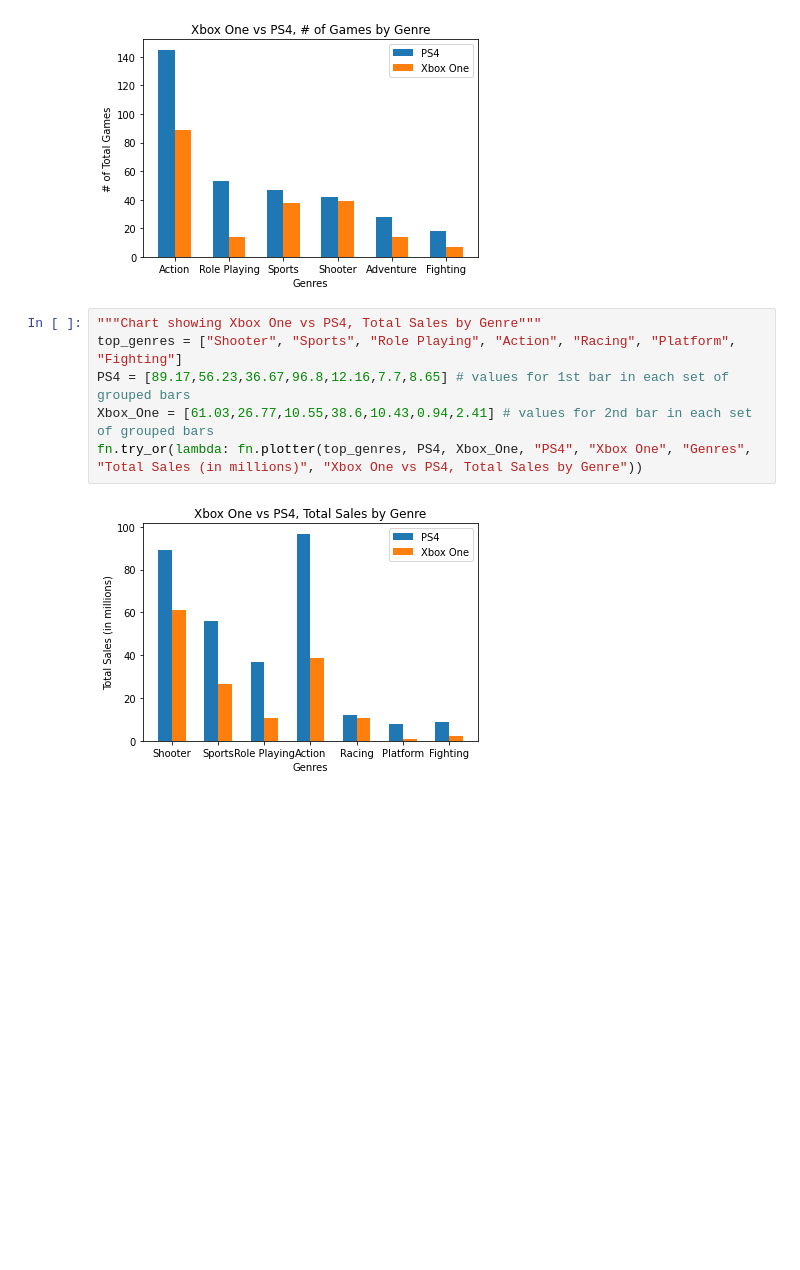
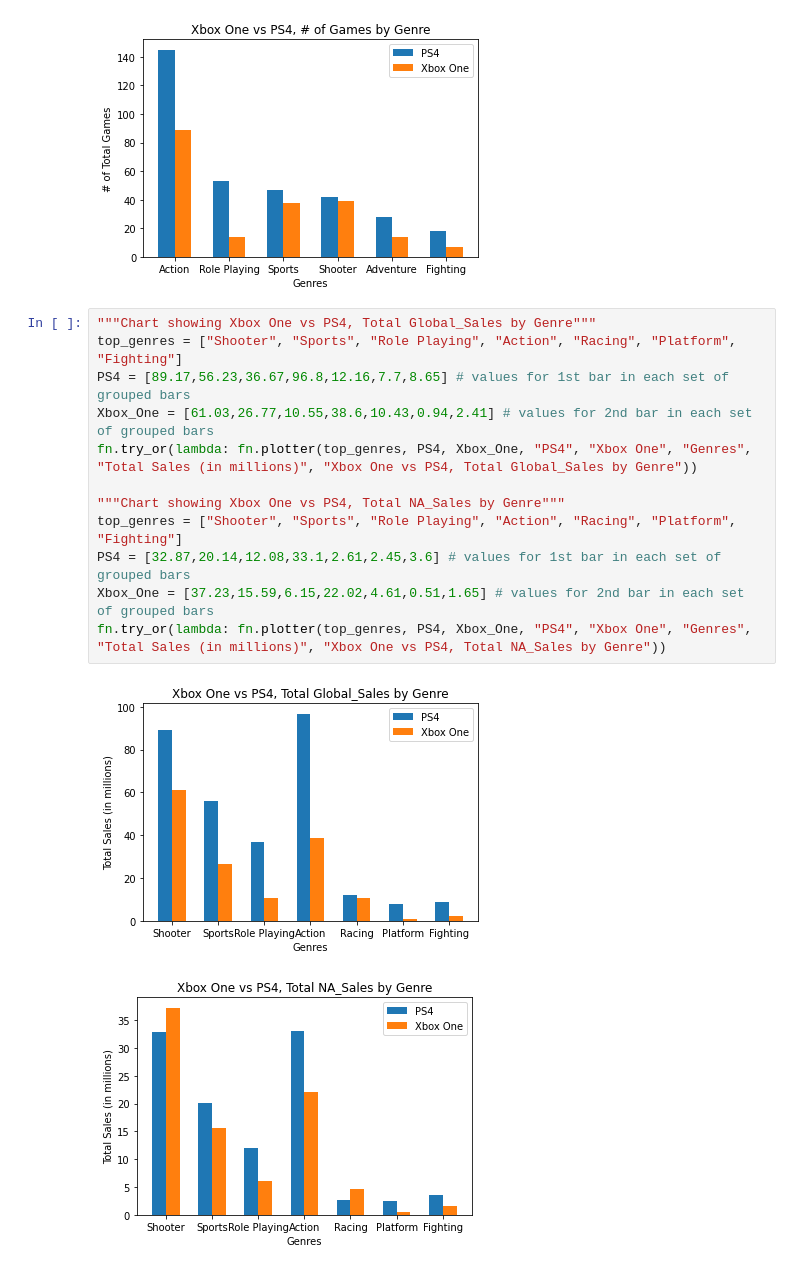
Before and after one commit to Epstei46/specialization-capstone-project, a Jupyter notebook: displayinator.ipynb, the cells around one changed output. Cells and saved outputs as stored; diff of their text form; blank space fills up the shorter version.

Commit message:
Added 2 more charts

```diff
--- a/displayinator.ipynb
+++ b/displayinator.ipynb
@@ -258,11 +258,18 @@ fn.try_or(lambda: fn.plotter(top_genres, PS4, Xbox_One, "PS4", "Xbox One", "Genr
 # %% [output]
 [figure]
 # %%
-"""Chart showing Xbox One vs PS4, Total Sales by Genre"""
+"""Chart showing Xbox One vs PS4, Total Global_Sales by Genre"""
 top_genres = ["Shooter", "Sports", "Role Playing", "Action", "Racing", "Platform", "Fighting"]
 PS4 = [89.17,56.23,36.67,96.8,12.16,7.7,8.65] # values for 1st bar in each set of grouped bars
 Xbox_One = [61.03,26.77,10.55,38.6,10.43,0.94,2.41] # values for 2nd bar in each set of grouped bars
-fn.try_or(lambda: fn.plotter(top_genres, PS4, Xbox_One, "PS4", "Xbox One", "Genres", "Total Sales (in millions)", "Xbox One vs PS4, Total Sales by Genre"))
+fn.try_or(lambda: fn.plotter(top_genres, PS4, Xbox_One, "PS4", "Xbox One", "Genres", "Total Sales (in millions)", "Xbox One vs PS4, Total Global_Sales by Genre"))
+
+"""Chart showing Xbox One vs PS4, Total NA_Sales by Genre"""
+top_genres = ["Shooter", "Sports", "Role Playing", "Action", "Racing", "Platform", "Fighting"]
+PS4 = [32.87,20.14,12.08,33.1,2.61,2.45,3.6] # values for 1st bar in each set of grouped bars
+Xbox_One = [37.23,15.59,6.15,22.02,4.61,0.51,1.65] # values for 2nd bar in each set of grouped bars
+fn.try_or(lambda: fn.plotter(top_genres, PS4, Xbox_One, "PS4", "Xbox One", "Genres", "Total Sales (in millions)", "Xbox One vs PS4, Total NA_Sales by Genre"))
 # %% [output]
-[figure, old version]
+[figure, new version]
+[figure, added]
 # %%
```
Also changed, not shown: parts of 1 cell of this notebook, 1 other file.
